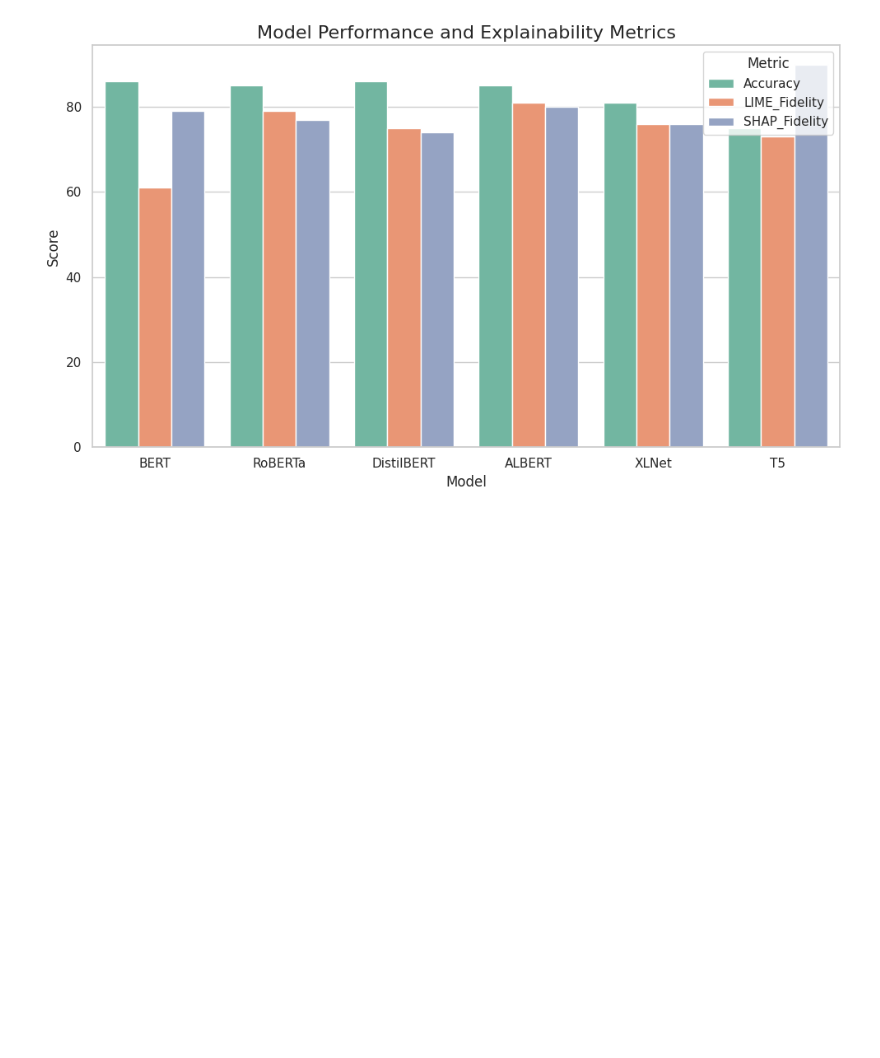
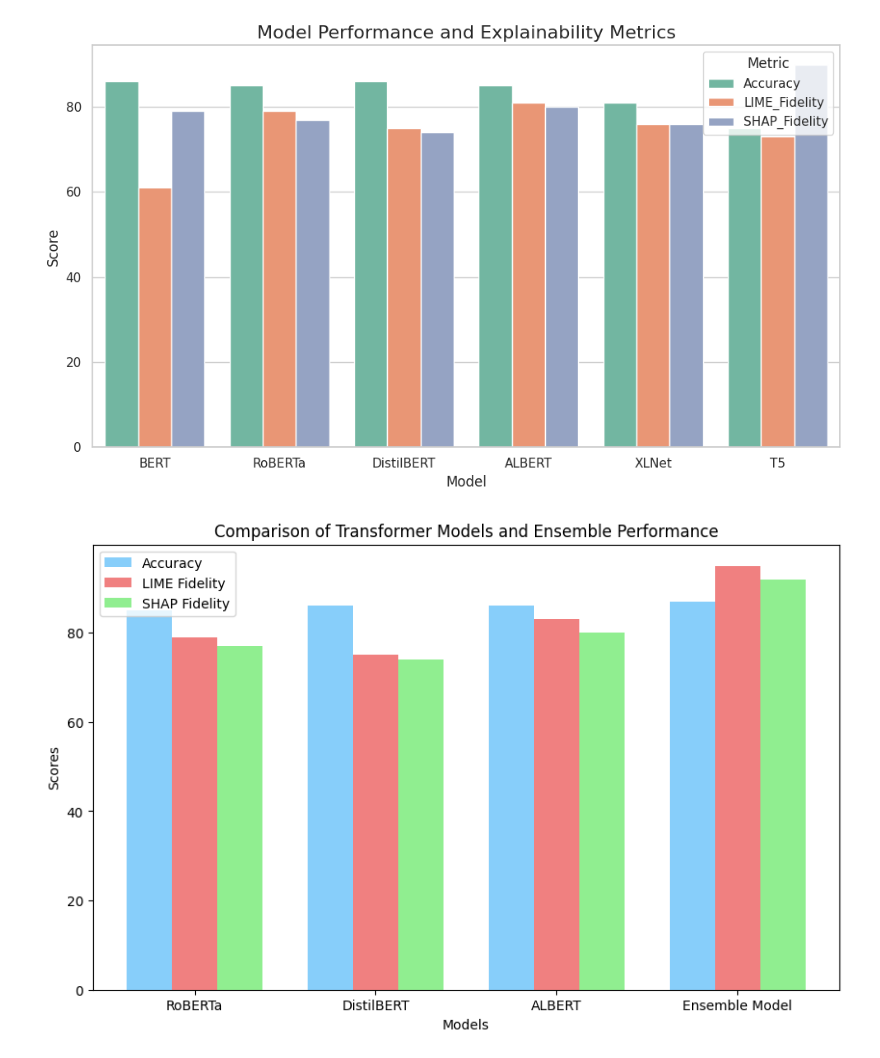
Before and after one commit to RanjKsan/Cyberbullying-detection-using-Transformer-model-and-XAI, a Jupyter notebook: FINAL_RESULT.ipynb, the cells around one changed output. Drawn from its saved outputs; the diff is of its cells as text; code cells hidden in the pictures; blank space fills up the shorter version.

```diff
--- a/FINAL_RESULT.ipynb
+++ b/FINAL_RESULT.ipynb
@@ -205,3 +205,34 @@ plt.tight_layout()
 plt.show()
 # %% [output]
 [figure]
+# %%
+import matplotlib.pyplot as plt
+import numpy as np
+
+# Data for models
+models = ["RoBERTa", "DistilBERT", "ALBERT", "Ensemble Model"]
+accuracy = [85, 86, 86, 87]
+lime_fidelity = [79, 75, 83, 95]
+shap_fidelity = [77, 74, 80, 92]
+
+x = np.arange(len(models))  # Label locations
+width = 0.25  # Bar width
+
+# Creating the bar chart
+fig, ax = plt.subplots(figsize=(10, 6))
+ax.bar(x - width, accuracy, width, label='Accuracy', color='lightskyblue')
+ax.bar(x, lime_fidelity, width, label='LIME Fidelity', color='lightcoral')
+ax.bar(x + width, shap_fidelity, width, label='SHAP Fidelity', color='lightgreen')
+
+# Labels and titles
+ax.set_xlabel("Models")
+ax.set_ylabel("Scores")
+ax.set_title("Comparison of Transformer Models and Ensemble Performance")
+ax.set_xticks(x)
+ax.set_xticklabels(models)
+ax.legend()
+
+# Displaying the chart
+plt.show()
+# %% [output]
+[figure, added]
```
